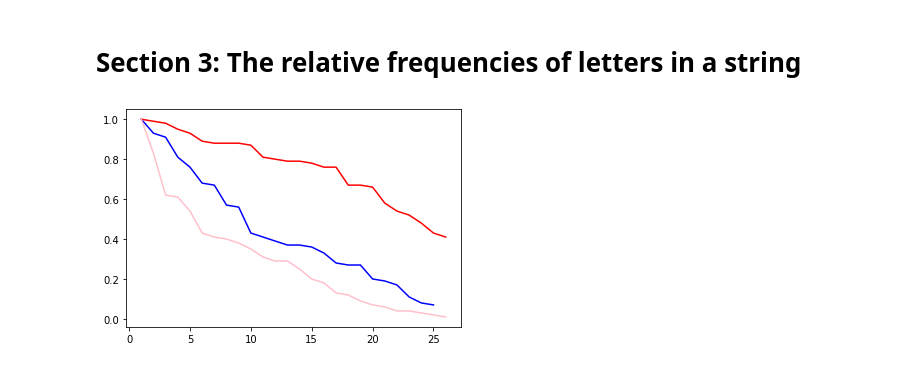
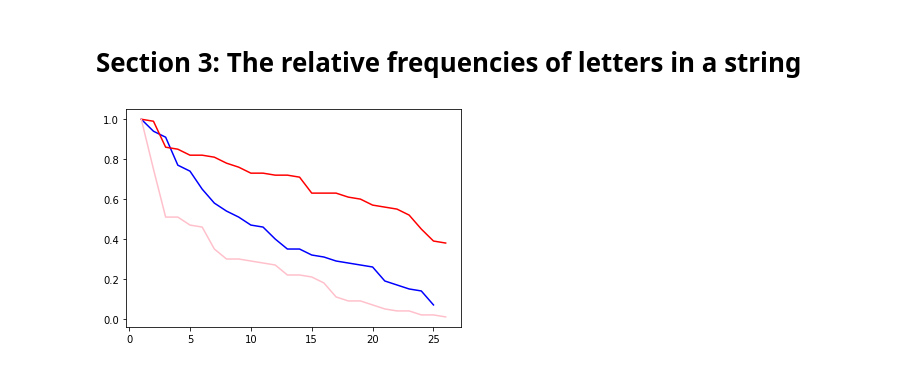
Before and after one commit to gonzalezMassini/Project-3-Playfair-Cipher-and-Vigenere-Cipher, a Jupyter notebook: Project_3_Playfair_Cipher_and_Vigenere_Cipher.ipynb, the cells around one changed output. Saved outputs shown, nothing was run; the diff lists cells and outputs as text; code cells hidden in the pictures.

```diff
--- a/Project_3_Playfair_Cipher_and_Vigenere_Cipher.ipynb
+++ b/Project_3_Playfair_Cipher_and_Vigenere_Cipher.ipynb
@@ -5,6 +5,7 @@
 import docx2txt
 
 my_text = docx2txt.process("/content/drive/MyDrive/Fall 2021/ICOM5018/project_F21_Ch2-1.docx")
+thisDocTxt = docx2txt.process("/content/drive/MyDrive/Fall 2021/ICOM5018/project_F21_Ch2-3.docx")
 # %% [output]
 Requirement already satisfied: docx2txt in /usr/local/lib/python3.7/dist-packages (0.8)
 # %%
@@ -152,11 +153,11 @@ plaintext = processingProcedure(my_text)
 mtrxDgrm = playfairSetup('MAXFRESH',plaintext)
 mtrx = mtrxDgrm[0]
 diagrams = mtrxDgrm[1]
-playfairEncryption = playfairEncryption(mtrx, diagrams)
+playfairEncryptionTxt = playfairEncryption(mtrx, diagrams)
 print('Key: '+'MAXFRESH'+'\n')
 print('Plaintext: ' + plaintext +'\n')
 
-print('Ciphertext: ' + playfairEncryption)
+print('Ciphertext: ' + playfairEncryptionTxt)
 # %% [output]
 Encryption
 
@@ -284,10 +285,10 @@ plaintextKeyLst = vigenereSetup(text,'MAXFRESH')
 plaintext = plaintextKeyLst[0]
 KeyLst = plaintextKeyLst[1]
 print('Encryption'+'\n')
-vigenereEncryption = vigenereEncryption(plaintext, KeyLst)
+vigenereEncryptionTxt = vigenereEncryption(plaintext, KeyLst)
 print('Key: '+'MAXFRESH'+'\n')
 print('Plaintext: ' + text+'\n')
-print('Ciphertext: ' + vigenereEncryption+'\n')
+print('Ciphertext: ' + vigenereEncryptionTxt+'\n')
 # %% [output]
 Encryption
 
@@ -348,9 +349,25 @@ def letterFrequency(string):
 
  return result
 
-vigenereFrqLst = letterFrequency(vigenereEncryption.replace(' ',''))
-playfairFrqLst = letterFrequency(playfairEncryption.replace(' ',''))
-plaintextFrqLst = letterFrequency(processingProcedure(my_text).replace(' ',''))
+text = processingProcedure(thisDocTxt)
+
+plaintextKeyLst = vigenereSetup(text,'MAXFRESH')
+plaintext = plaintextKeyLst[0]
+KeyLst = plaintextKeyLst[1]
+vigenereEncryptionTxt = vigenereEncryption(plaintext, KeyLst)
+vigenereFrqLst = letterFrequency(vigenereEncryptionTxt.replace(' ',''))
+
+
+
+mtrxDgrm = playfairSetup('MAXFRESH',text)
+mtrx = mtrxDgrm[0]
+diagrams = mtrxDgrm[1]
+playfairEncryptionTxt = playfairEncryption(mtrx, diagrams)
+playfairFrqLst = letterFrequency(playfairEncryptionTxt.replace(' ',''))
+
+
+
+plaintextFrqLst = letterFrequency(text.replace(' ',''))
 
 
 
@@ -359,31 +376,32 @@ def relativeFrq(letterFrequencyList):
   srtdFrqLst = sorted(letterFrequencyList, reverse=True, key= lambda tup: tup[1])
   maxFrq = srtdFrqLst[0][1]
   index = 1
   for i in srtdFrqLst:
         rltvFrq = float("{:.2f}".format((i[1]/maxFrq)))
         relativeFrequency.append((index,rltvFrq))
         index+=1
   return relativeFrequency
+
 
 
 srtdPlayfairRltvFrqLst = relativeFrq(playfairFrqLst)
 srtdVigenereRltvFrqLst = relativeFrq(vigenereFrqLst)
 srtPlaintextRltvFrqLst = relativeFrq(plaintextFrqLst)
 
 
 def frequencyPlot(lst1,lst2,lst3):
 
   list1 = [(frstElem,scndElem2) for frstElem, scndElem2 in lst1]
   list2 = [(frstElem,scndElem2) for frstElem, scndElem2 in lst2]
   list3 = [(frstElem,scndElem2) for frstElem, scndElem2 in lst3]
   # srtdPlayfairRltvFrqLst
   plt.plot(*zip(*list1),color='blue')
   # srtdVigenereRltvFrqLst
   plt.plot(*zip(*list2), color='red')
   # srtPlaintextRltvFrqLst
   plt.plot(*zip(*list3), color='pink')
   plt.show()
 
 frequencyPlot(srtdPlayfairRltvFrqLst, srtdVigenereRltvFrqLst,srtPlaintextRltvFrqLst)
 # %% [output]
-[figure, old version]
+[figure, new version]
```
Also changed, not shown: parts of 2 cells of this notebook.
